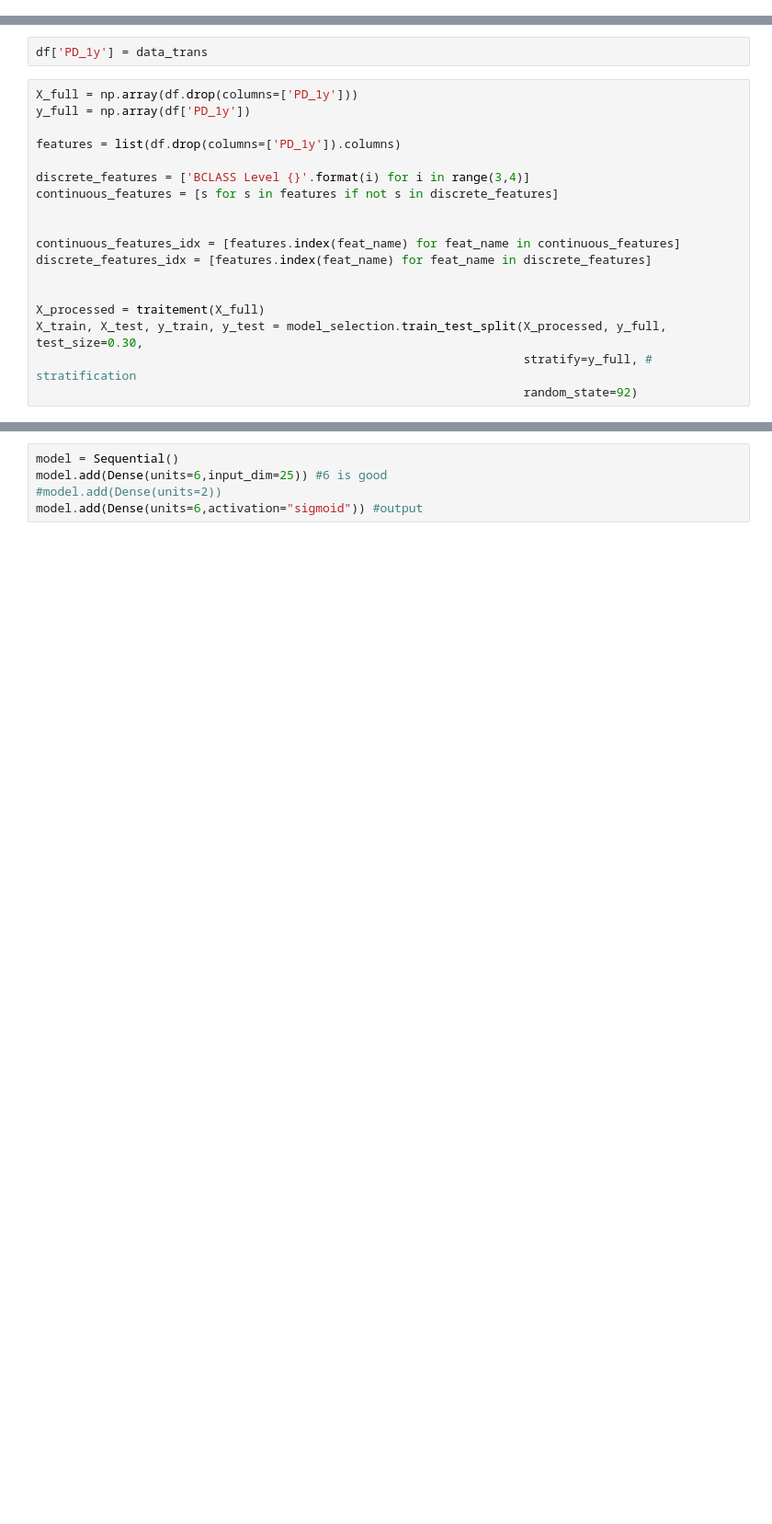
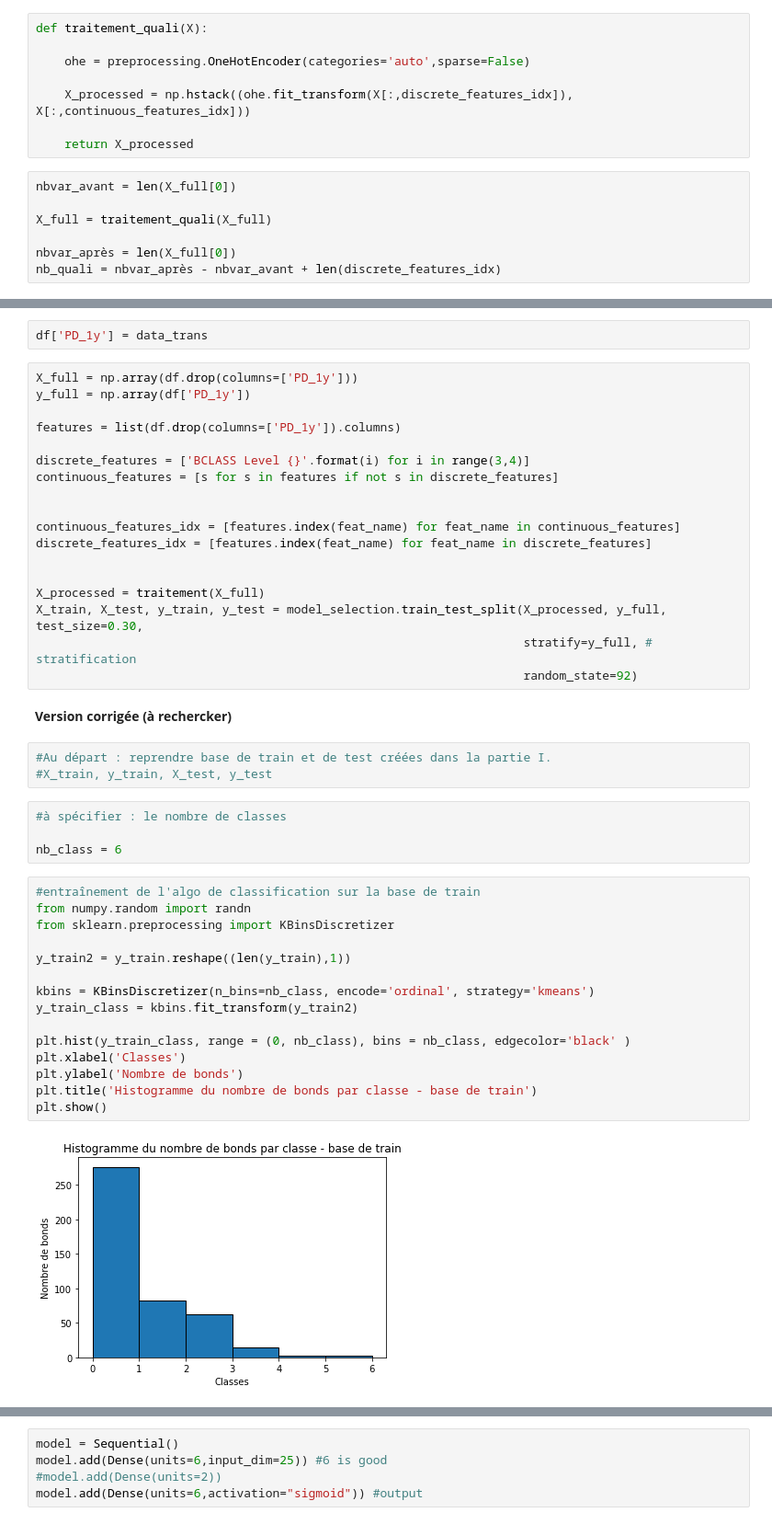
Before and after one commit to Rxzh/PD, a Jupyter notebook: Architecture réseaux de neurones.ipynb, the cells around one changed output, grey strips where cells are left out. Shown at 92% size. Cells and saved outputs as stored; diff of their text form; blank space fills up the shorter version.

```diff
--- a/Architecture réseaux de neurones.ipynb
+++ b/Architecture réseaux de neurones.ipynb
@@ -139,0 +148,15 @@ X_train.shape
+# %%
+def traitement_quali(X):
+
+    ohe = preprocessing.OneHotEncoder(categories='auto',sparse=False)
+
+    X_processed = np.hstack((ohe.fit_transform(X[:,discrete_features_idx]), X[:,continuous_features_idx]))
+
+    return X_processed
+# %%
+nbvar_avant = len(X_full[0])
+
+X_full = traitement_quali(X_full)
+
+nbvar_après = len(X_full[0])
+nb_quali = nbvar_après - nbvar_avant + len(discrete_features_idx)
@@ -333,3 +419,29 @@ X_processed = traitement(X_full)
 X_train, X_test, y_train, y_test = model_selection.train_test_split(X_processed, y_full, test_size=0.30,
                                                                     stratify=y_full, # stratification
                                                                     random_state=92)
+# %% [markdown]
+**Version corrigée (à rechercker)**
+# %%
+#Au départ : reprendre base de train et de test créées dans la partie I.
+#X_train, y_train, X_test, y_test
+# %%
+#à spécifier : le nombre de classes
+
+nb_class = 6
+# %%
+#entraînement de l'algo de classification sur la base de train
+from numpy.random import randn
+from sklearn.preprocessing import KBinsDiscretizer
+
+y_train2 = y_train.reshape((len(y_train),1))
+
+kbins = KBinsDiscretizer(n_bins=nb_class, encode='ordinal', strategy='kmeans')
+y_train_class = kbins.fit_transform(y_train2)
+
+plt.hist(y_train_class, range = (0, nb_class), bins = nb_class, edgecolor='black' )
+plt.xlabel('Classes')
+plt.ylabel('Nombre de bonds')
+plt.title('Histogramme du nombre de bonds par classe - base de train')
+plt.show()
+# %% [output]
+[figure, added]
```
Also changed, not shown: parts of 42 cells of this notebook.
